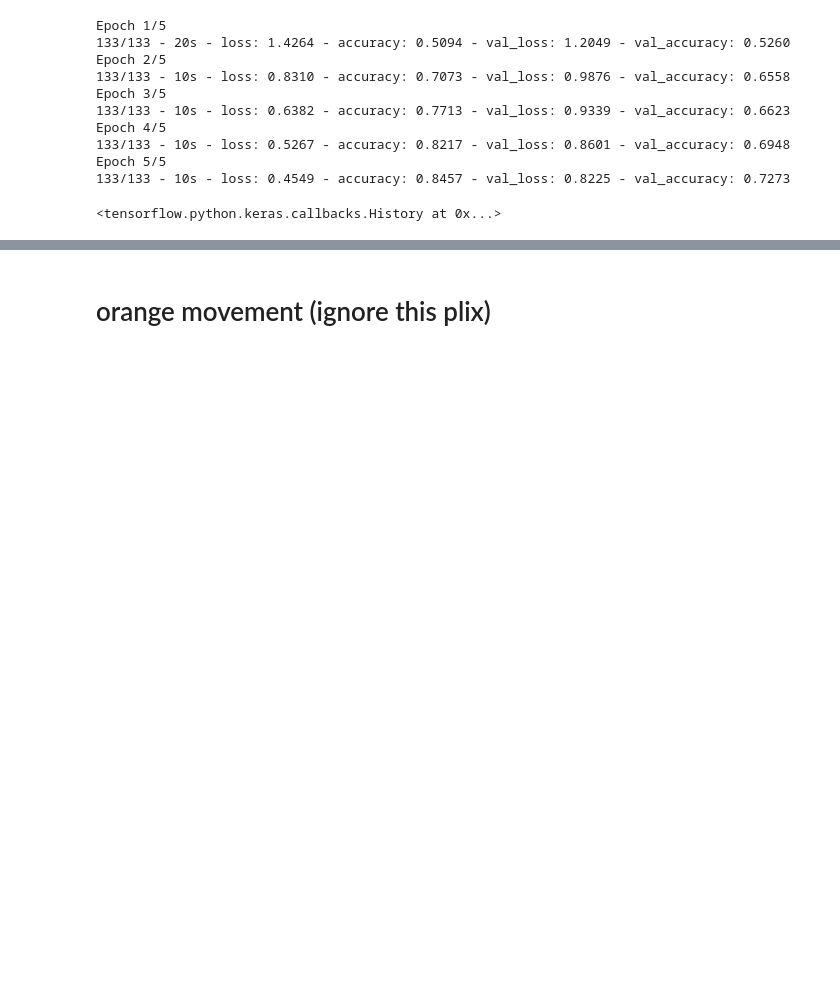
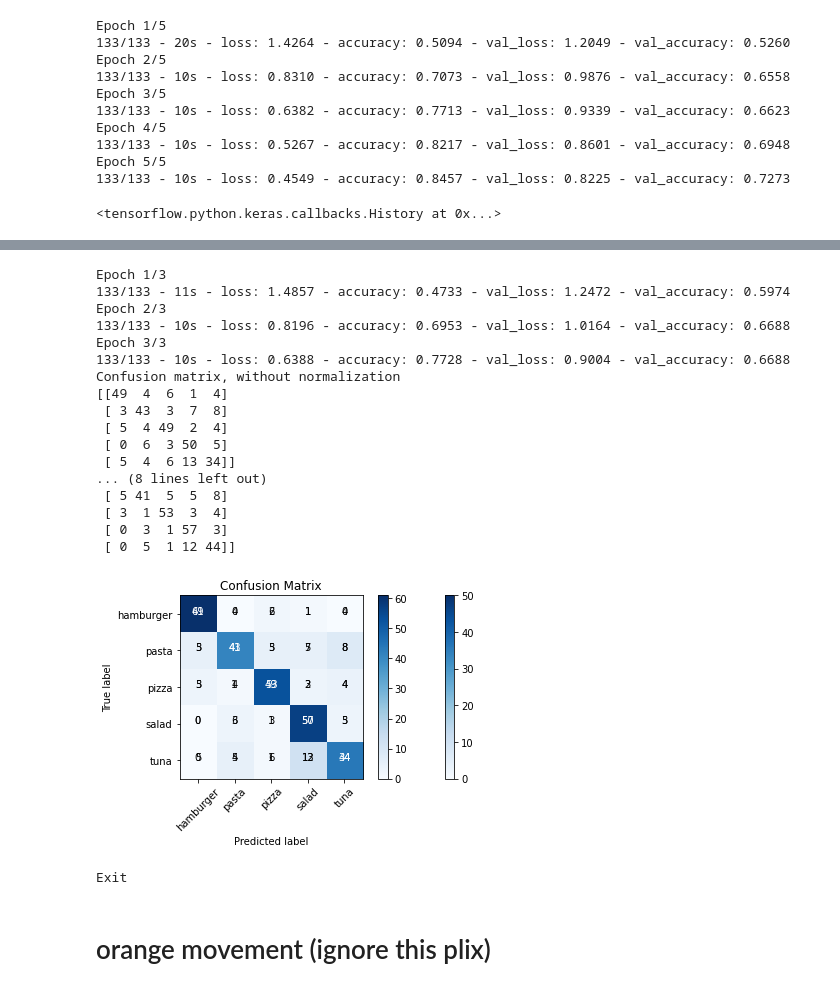
Before and after one commit to ComputerVisionTec/Actividad_Integradora_3, a Jupyter notebook: Actividad_Integradora_3.ipynb, the cells around one changed output, grey strips where cells are left out. Saved outputs shown, nothing was run; the diff lists cells and outputs as text; code cells hidden in the pictures; blank space fills up the shorter version.

Commit message:
Parameter Adjustment Method / MobileNet implementation

```diff
--- a/Actividad_Integradora_3.ipynb
+++ b/Actividad_Integradora_3.ipynb
@@ -474,3 +498,47 @@ Confusion matrix, without normalization
+# %%
+def image_classification():
+    while True:
+        try:
+            model_selection = int(input('1: VGG16 \n2: MobileNet \n0: Exit'))
+            if((model_selection > 0) and (model_selection <= 2)):
+                try:
+                    epochs = int(input('Enter amount of epochs: '))
+                    if(epochs > 0):
+                        train_and_eval(model_selection,epochs)
+                    else:
+                        print('Invalid input, amount must be greater than 0')
+                except ValueError:
+                    print('Invalid input, expecting integer')
+            elif(model_selection == 0):
+                plt.show()
+                print('Exit')
+                break
+            else:
+                print('Invalid input, expecting a valid option')
+        except ValueError:
+            print('Invalid input, expecting a number as selection')
+# %%
+image_classification()
+# %% [output]
+Epoch 1/3
+133/133 - 11s - loss: 1.4857 - accuracy: 0.4733 - val_loss: 1.2472 - val_accuracy: 0.5974
+Epoch 2/3
+133/133 - 10s - loss: 0.8196 - accuracy: 0.6953 - val_loss: 1.0164 - val_accuracy: 0.6688
+Epoch 3/3
+133/133 - 10s - loss: 0.6388 - accuracy: 0.7728 - val_loss: 0.9004 - val_accuracy: 0.6688
+Confusion matrix, without normalization
+[[49  4  6  1  4]
+ [ 3 43  3  7  8]
+ [ 5  4 49  2  4]
+ [ 0  6  3 50  5]
+ [ 5  4  6 13 34]]
+... (8 lines left out)
+ [ 5 41  5  5  8]
+ [ 3  1 53  3  4]
+ [ 0  3  1 57  3]
+ [ 0  5  1 12 44]]
+[figure, added]
+Exit
 # %% [markdown]
 # orange movement (ignore this plix)
 # %%
```
Also changed, not shown: parts of 12 cells of this notebook.
